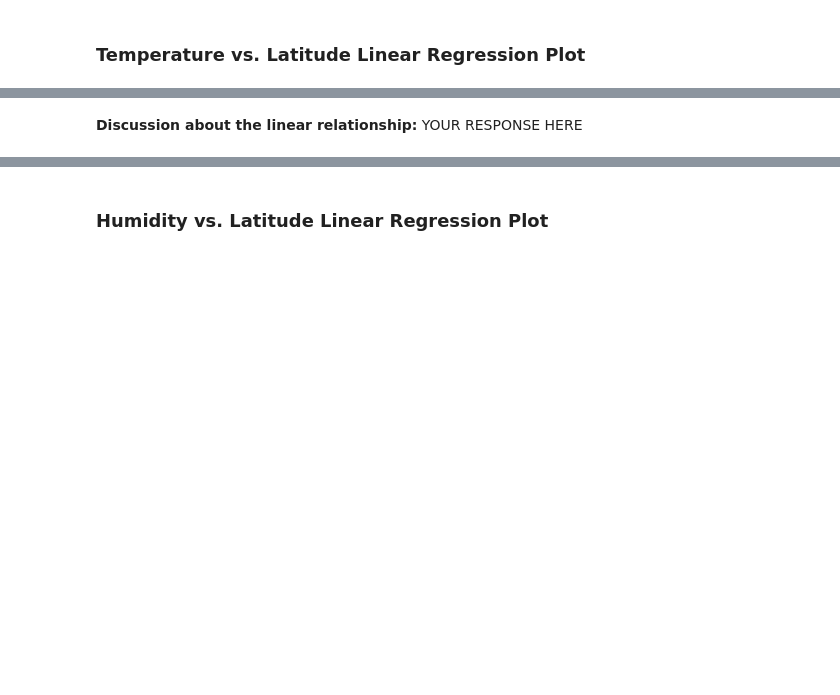
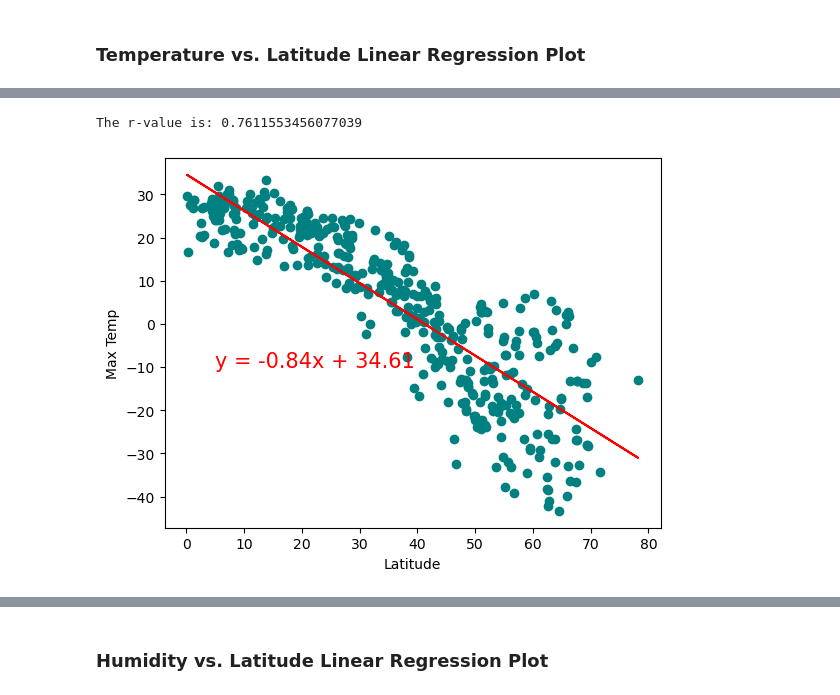
Before and after one commit to jovanecano/python-api-challenge, a Jupyter notebook: WeatherPy/WeatherPy.ipynb, the cells around one changed output, grey strips where cells are left out. Drawn from its saved outputs; the diff is of its cells as text; code cells hidden in the pictures; blank space fills up the shorter version.

Commit message:
"working on response for each linear regression"
Signed-off-by: Jovane <jovanecano1995@gmail.com>

```diff
--- a/WeatherPy/WeatherPy.ipynb
+++ b/WeatherPy/WeatherPy.ipynb
@@ -298,0 +328,31 @@ southern_hemi_df.head()
+# %%
+# Create a DataFrame with the Northern Hemisphere data (Latitude >= 0)
+north_data=[]
+
+for k, city in enumerate(city_data):
+    city_lat = float(city["Lat"])
+    if city_lat >= 0:
+        north_data.append({
+            "City": city["City"],
+            "Lat": float(city["Lat"]),
+            "Lng": float(city["Lng"]),
+            "Max Temp": float(city["Max Temp"]),
+            "Humidity": float(city["Humidity"]),
+            "Cloudiness": float(city["Cloudiness"]),
+            "Wind Speed": float(city["Wind Speed"]),
+            "Country": city["Country"],
+            "Date": city["Date"],
+            "City_ID": k
+        })
+
+# Create a DataFrame
+north_df=pd.DataFrame(north_data)
+
+#set "City_ID" as the index column
+north_df.set_index("City_ID", inplace=True)
+
+#filter the DataFrame for the Northern Hemisphere
+north_hemi_df = north_df[north_df["Lat"] >= 0]
+
+# Display
+north_hemi_df.head()
@@ -313,2 +408,12 @@ The r-value is: 0.4121057168607245
-# %% [markdown]
-**Discussion about the linear relationship:** YOUR RESPONSE HERE
+# %%
+# Linear regression on Northern Hemisphere
+x = [lat["Lat"] for lat in north_data]
+y = [temp["Max Temp"] for temp in north_data]
+x_lable ="Latitude"
+y_lable="Max Temp"
+i = 5
+j = -10
+Create_Linear_regression_plot(x, y, x_lable, y_lable, i, j)
+# %% [output]
+The r-value is: 0.7611553456077039
+[figure, added]
```
Also changed, not shown: parts of 32 cells of this notebook, 5 other files.
